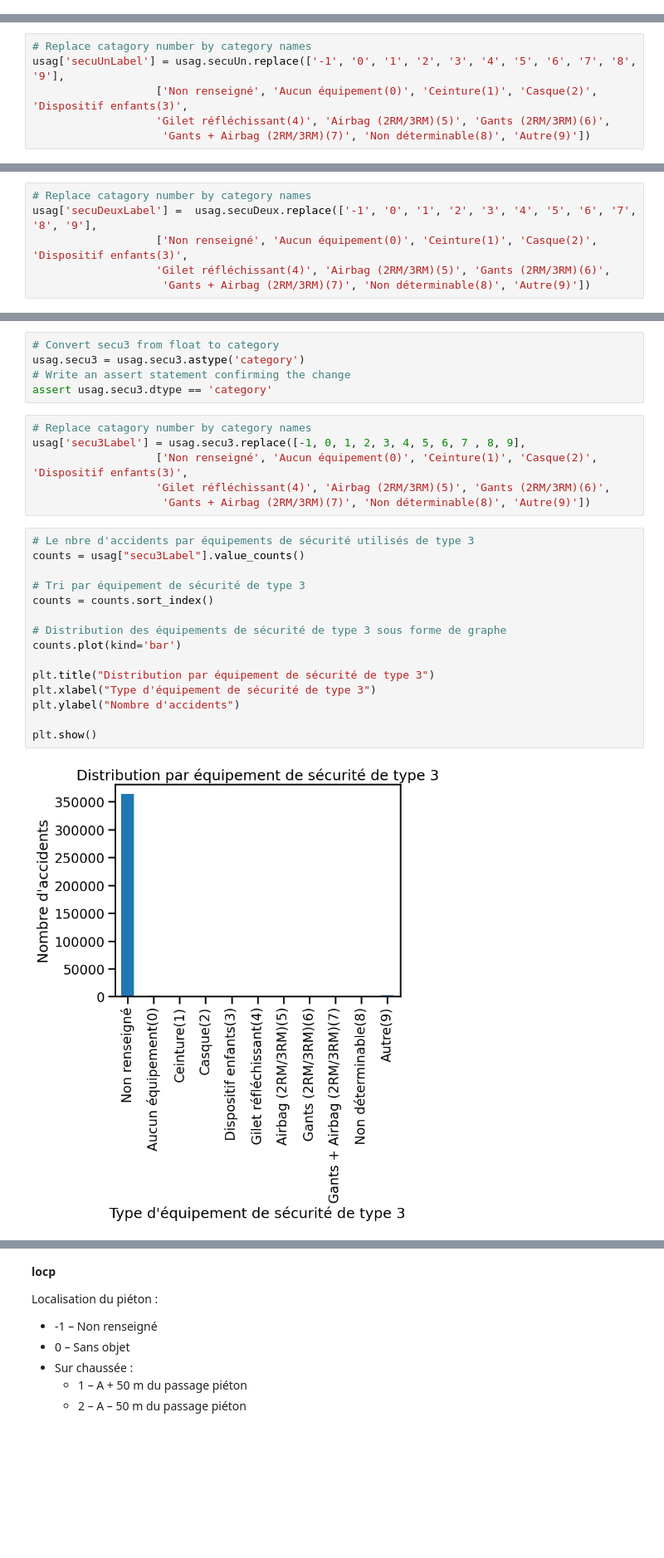
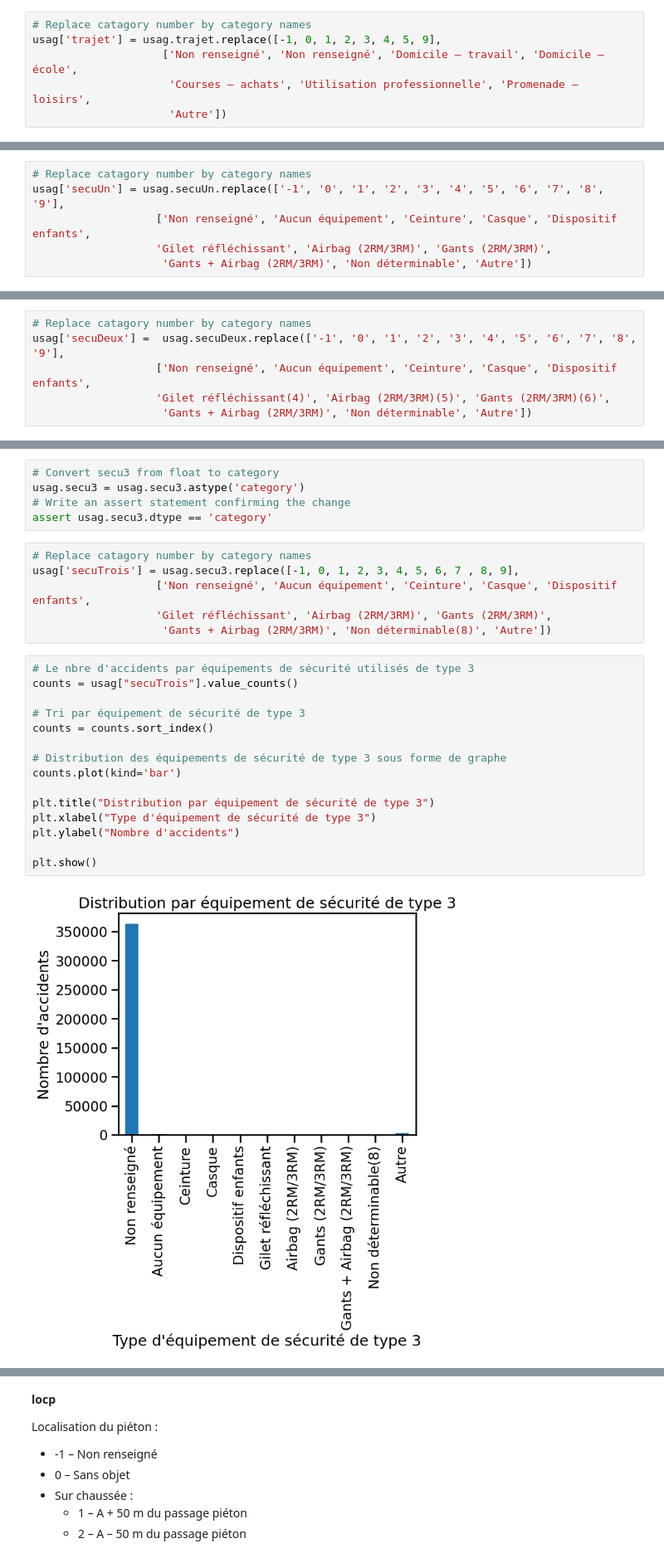
Before and after one commit to DataScientest-Studio/MAR23_CDS_Accidents_Routier-, a Jupyter notebook: notebooks/COPIE - USAGERS - Exploration_données.ipynb, the cells around one changed output, grey strips where cells are left out. Shown at 83% size. Saved outputs shown, nothing was run; the diff lists cells and outputs as text; blank space fills up the shorter version.

```diff
--- a/notebooks/COPIE - USAGERS - Exploration_données.ipynb
+++ b/notebooks/COPIE - USAGERS - Exploration_données.ipynb
@@ -533,2 +530,8 @@ dtype: int64
 # %%
 # Task 3: Les catégories non renseignées (-1 et 0) doivent-elles être regroupées ?
+# %%
+# Replace catagory number by category names
+usag['trajet'] = usag.trajet.replace([-1, 0, 1, 2, 3, 4, 5, 9],
+                    ['Non renseigné', 'Non renseigné', 'Domicile – travail', 'Domicile – école',
+                     'Courses – achats', 'Utilisation professionnelle', 'Promenade – loisirs',
+                     'Autre'])
@@ -724,7 +739,7 @@ usag.secuUn = usag.secuUn.astype('category')
 assert usag.secuUn.dtype == 'category'
 # %%
 # Replace catagory number by category names
-usag['secuUnLabel'] = usag.secuUn.replace(['-1', '0', '1', '2', '3', '4', '5', '6', '7', '8', '9'],
-                   ['Non renseigné', 'Aucun équipement(0)', 'Ceinture(1)', 'Casque(2)', 'Dispositif enfants(3)',
-                   'Gilet réfléchissant(4)', 'Airbag (2RM/3RM)(5)', 'Gants (2RM/3RM)(6)',
-                    'Gants + Airbag (2RM/3RM)(7)', 'Non déterminable(8)', 'Autre(9)'])
+usag['secuUn'] = usag.secuUn.replace(['-1', '0', '1', '2', '3', '4', '5', '6', '7', '8', '9'],
+                   ['Non renseigné', 'Aucun équipement', 'Ceinture', 'Casque', 'Dispositif enfants',
+                   'Gilet réfléchissant', 'Airbag (2RM/3RM)', 'Gants (2RM/3RM)',
+                    'Gants + Airbag (2RM/3RM)', 'Non déterminable', 'Autre'])
@@ -837,9 +852,9 @@ usag.secuDeux = usag.secuDeux.astype('category')
 assert usag.secuDeux.dtype == 'category'
 # %%
 # Replace catagory number by category names
-usag['secuDeuxLabel'] =  usag.secuDeux.replace(['-1', '0', '1', '2', '3', '4', '5', '6', '7', '8', '9'],
-                   ['Non renseigné', 'Aucun équipement(0)', 'Ceinture(1)', 'Casque(2)', 'Dispositif enfants(3)',
+usag['secuDeux'] =  usag.secuDeux.replace(['-1', '0', '1', '2', '3', '4', '5', '6', '7', '8', '9'],
+                   ['Non renseigné', 'Aucun équipement', 'Ceinture', 'Casque', 'Dispositif enfants',
                    'Gilet réfléchissant(4)', 'Airbag (2RM/3RM)(5)', 'Gants (2RM/3RM)(6)',
-                    'Gants + Airbag (2RM/3RM)(7)', 'Non déterminable(8)', 'Autre(9)'])
+                    'Gants + Airbag (2RM/3RM)', 'Non déterminable', 'Autre'])
 # %%
 # Le nbre d'accidents par équipements de sécurité utilisés de type 2
@@ -896,25 +911,25 @@ usag.secu3 = usag.secu3.astype('category')
 assert usag.secu3.dtype == 'category'
 # %%
 # Replace catagory number by category names
-usag['secu3Label'] = usag.secu3.replace([-1, 0, 1, 2, 3, 4, 5, 6, 7 , 8, 9],
-                   ['Non renseigné', 'Aucun équipement(0)', 'Ceinture(1)', 'Casque(2)', 'Dispositif enfants(3)',
-                   'Gilet réfléchissant(4)', 'Airbag (2RM/3RM)(5)', 'Gants (2RM/3RM)(6)',
-                    'Gants + Airbag (2RM/3RM)(7)', 'Non déterminable(8)', 'Autre(9)'])
+usag['secuTrois'] = usag.secu3.replace([-1, 0, 1, 2, 3, 4, 5, 6, 7 , 8, 9],
+                   ['Non renseigné', 'Aucun équipement', 'Ceinture', 'Casque', 'Dispositif enfants',
+                   'Gilet réfléchissant', 'Airbag (2RM/3RM)', 'Gants (2RM/3RM)',
+                    'Gants + Airbag (2RM/3RM)', 'Non déterminable(8)', 'Autre'])
 # %%
 # Le nbre d'accidents par équipements de sécurité utilisés de type 3
-counts = usag["secu3Label"].value_counts()
+counts = usag["secuTrois"].value_counts()
 
 # Tri par équipement de sécurité de type 3
 counts = counts.sort_index()
 
 # Distribution des équipements de sécurité de type 3 sous forme de graphe
 counts.plot(kind='bar')
 
 plt.title("Distribution par équipement de sécurité de type 3")
 plt.xlabel("Type d'équipement de sécurité de type 3")
 plt.ylabel("Nombre d'accidents")
 
 plt.show()
 # %% [output]
-[figure, old version]
+[figure, new version]
 # %%
```
Also changed, not shown: parts of 91 cells of this notebook.
